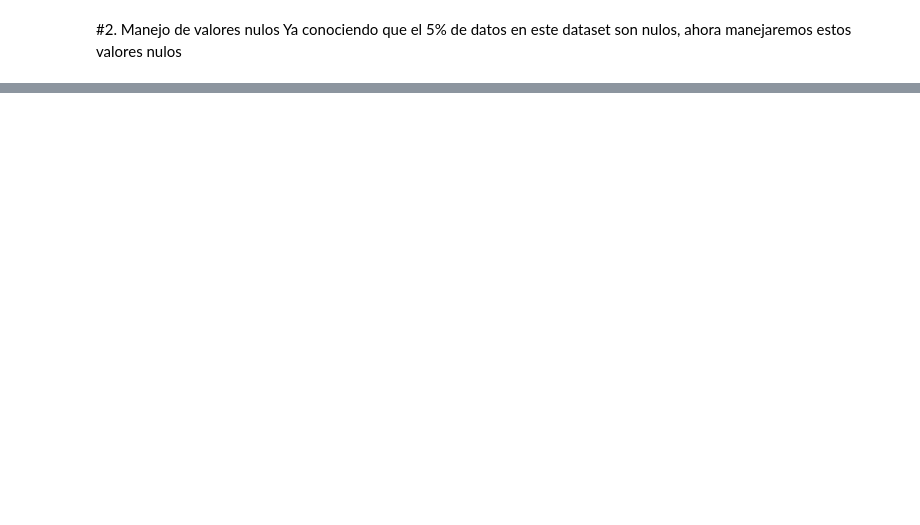
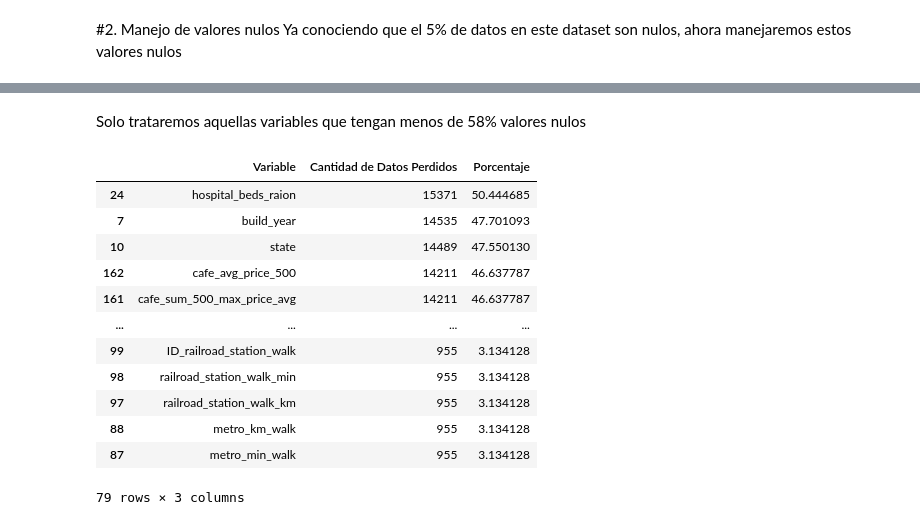
Before and after one commit to jadercaro/Mercado-inmobiliario-ruso-de-Sberbank, a Jupyter notebook: 02_Preprocesamiento.ipynb, the cells around one changed output, grey strips where cells are left out. Drawn from its saved outputs; the diff is of its cells as text; code cells hidden in the pictures; blank space fills up the shorter version.

```diff
--- a/02_Preprocesamiento.ipynb
+++ b/02_Preprocesamiento.ipynb
@@ -104,3 +104,11 @@ dataset.iloc[:,100:200]
 # %% [markdown]
 #2. Manejo de valores nulos
 Ya conociendo que el 5% de datos en este dataset son nulos, ahora manejaremos estos valores nulos
+# %%
+missing_data = dataset.isnull().sum()
+percentage_missing = (missing_data / len(dataset)) * 100
+
+# Crear un nuevo DataFrame con los resultados
+result_df = pd.DataFrame({'Variable': missing_data.index, 'Cantidad de Datos Perdidos': missing_data.values, 'Porcentaje': percentage_missing.values})
+
+porcentajes = result_df[result_df['Cantidad de Datos Perdidos']>0].sort_values(by='Cantidad de Datos Perdidos', ascending=False)
@@ -106,0 +131,18 @@ Ya conociendo que el 5% de datos en este dataset son nulos, ahora manejaremos es
+# %% [markdown]
+Solo trataremos aquellas variables que tengan menos de 58% valores nulos
+# %%
+porcentajes[(porcentajes['Porcentaje']<58)]
+# %% [output]
+|  | Variable | Cantidad de Datos Perdidos | Porcentaje |
+| 24 | hospital_beds_raion | 15371 | 50.444685 |
+| 7 | build_year | 14535 | 47.701093 |
+| 10 | state | 14489 | 47.550130 |
+| 162 | cafe_avg_price_500 | 14211 | 46.637787 |
+| 161 | cafe_sum_500_max_price_avg | 14211 | 46.637787 |
+| ... | ... | ... | ... |
+| 99 | ID_railroad_station_walk | 955 | 3.134128 |
+| 98 | railroad_station_walk_min | 955 | 3.134128 |
+| 97 | railroad_station_walk_km | 955 | 3.134128 |
+| 88 | metro_km_walk | 955 | 3.134128 |
+| 87 | metro_min_walk | 955 | 3.134128 |
+79 rows × 3 columns
```
Also changed, not shown: parts of 30 cells of this notebook.
